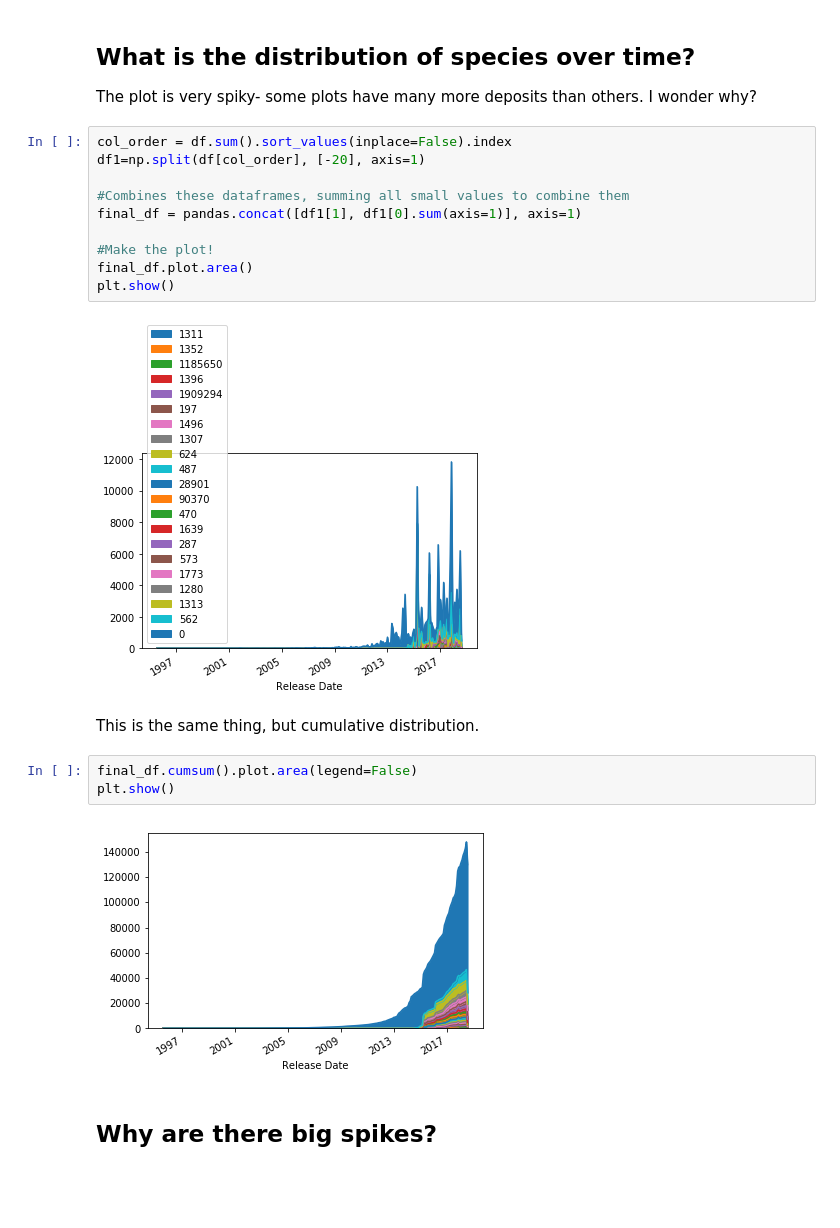
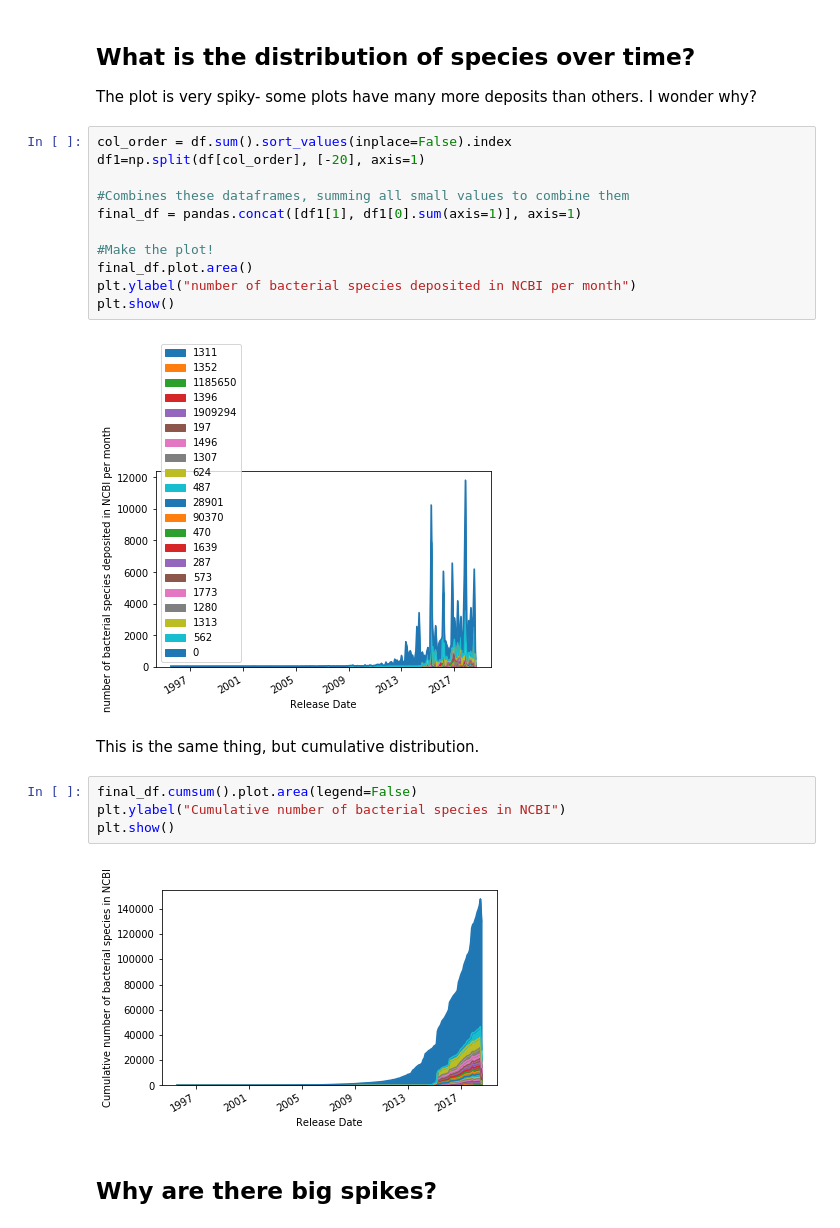
Before and after one commit to biobeth/snake_club, a Jupyter notebook: projects/fancy_graphs/strains-over-time.ipynb, the cells around one changed output. Cells and saved outputs as stored; diff of their text form; blank space fills up the shorter version.

```diff
--- a/projects/fancy_graphs/strains-over-time.ipynb
+++ b/projects/fancy_graphs/strains-over-time.ipynb
@@ -92,16 +91,18 @@ final_df = pandas.concat([df1[1], df1[0].sum(axis=1)], axis=1)
 
 #Make the plot!
 final_df.plot.area()
+plt.ylabel("number of bacterial species deposited in NCBI per month")
 plt.show()
 # %% [output]
-[figure, old version]
+[figure, new version]
 # %% [markdown]
 This is the same thing, but cumulative distribution.
 # %%
 final_df.cumsum().plot.area(legend=False)
+plt.ylabel("Cumulative number of bacterial species in NCBI")
 plt.show()
 # %% [output]
-[figure, old version]
+[figure, new version]
 # %% [markdown]
 ## Why are there big spikes?
 # %% [markdown]
```
Also changed, not shown: parts of 14 cells of this notebook.
